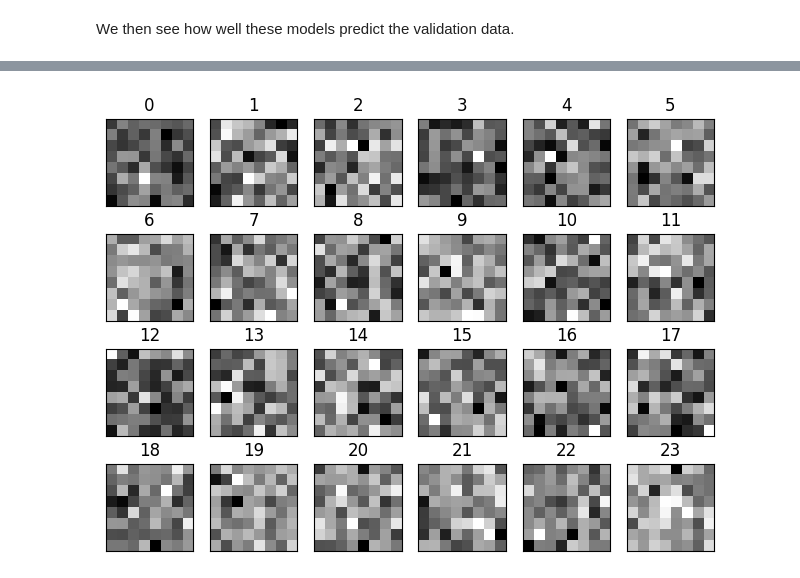
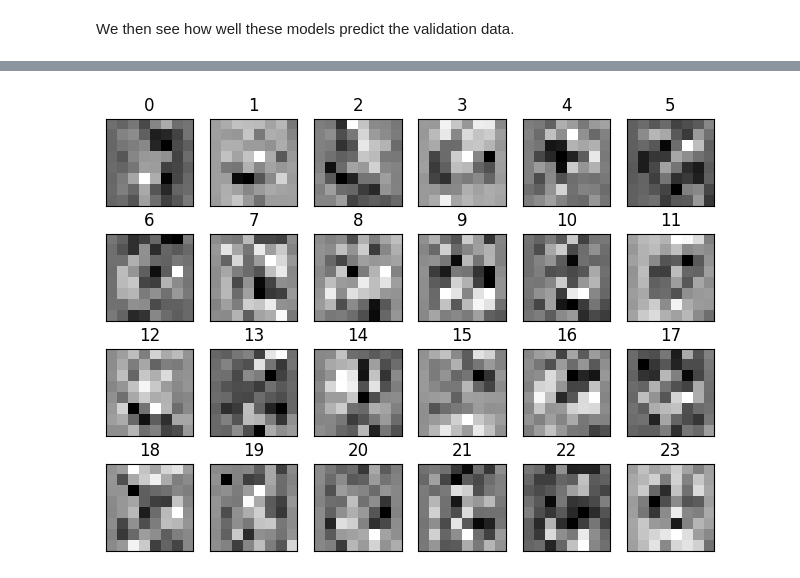
Before and after one commit to DavidSvejda2507/FYS-STK4155-Project-2, a Jupyter notebook: Notebook.ipynb, the cells around one changed output, grey strips where cells are left out. Saved outputs shown, nothing was run; the diff lists cells and outputs as text; code cells hidden in the pictures.

```diff
--- a/Notebook.ipynb
+++ b/Notebook.ipynb
@@ -775,7 +793,8 @@ vld.validate(n_epochs, optimisers, opt_names, Lmds, [AF.Sigmoid()], (64, 24, 10)
 # %%
 import plotweights as pw
 
-optimiser = op.Optimiser(2e-3)
-pw.weights_heat(1900, optimiser, 1e-3, [AF.Sigmoid(), AF.SoftMax()], (64, 24, 10), '2ndAdamVisual', (4, 6))
+optimiser = op.Optimiser(2.15)
+sch_opt = op.LrScheduleOptimiser(lrs.hyperbolic_lr(2.15, 464), optimiser)
+pw.weights_heat(1900, sch_opt, 1e-3, [AF.Sigmoid(), AF.SoftMax()], (64, 24, 10), '2ndOptimiserVisual', (4, 6))
 # %% [output]
-[figure, old version]
+[figure, new version]
```
Also changed, not shown: parts of 2 cells of this notebook, 9 other files.
